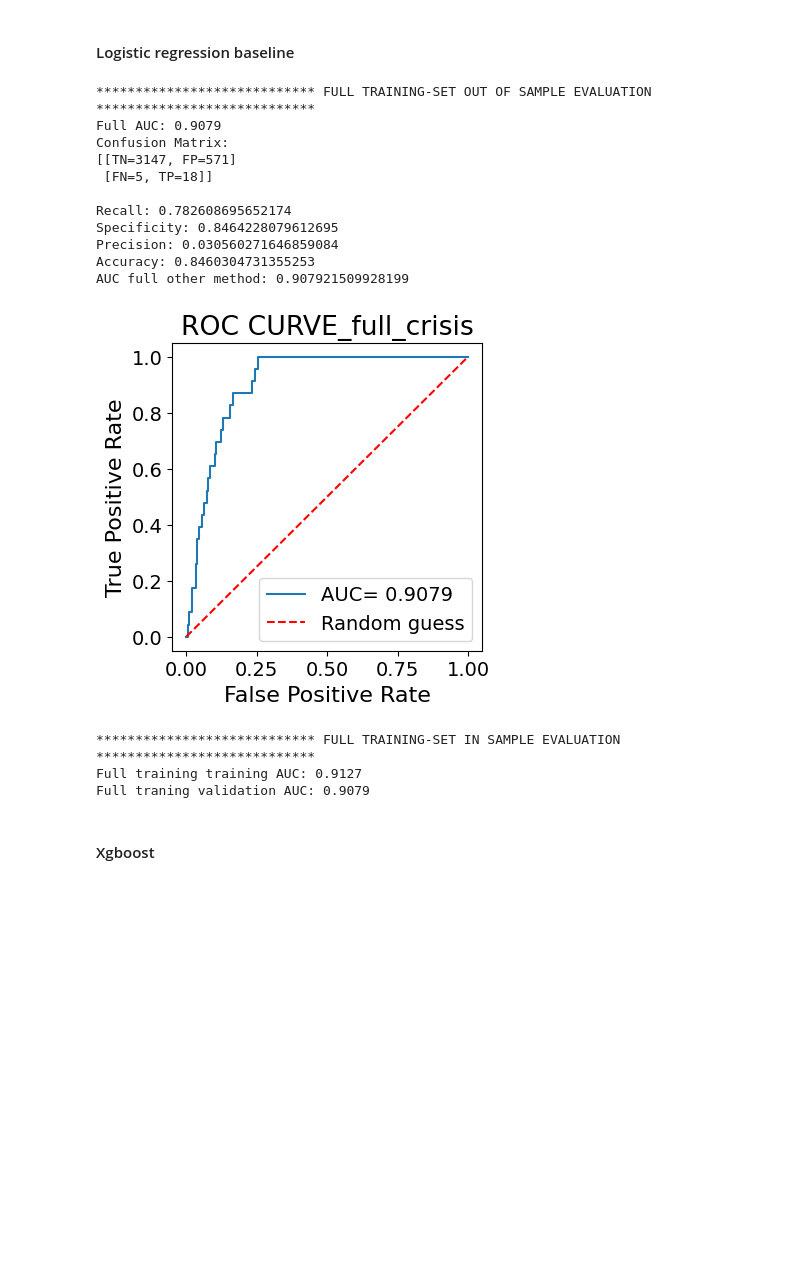
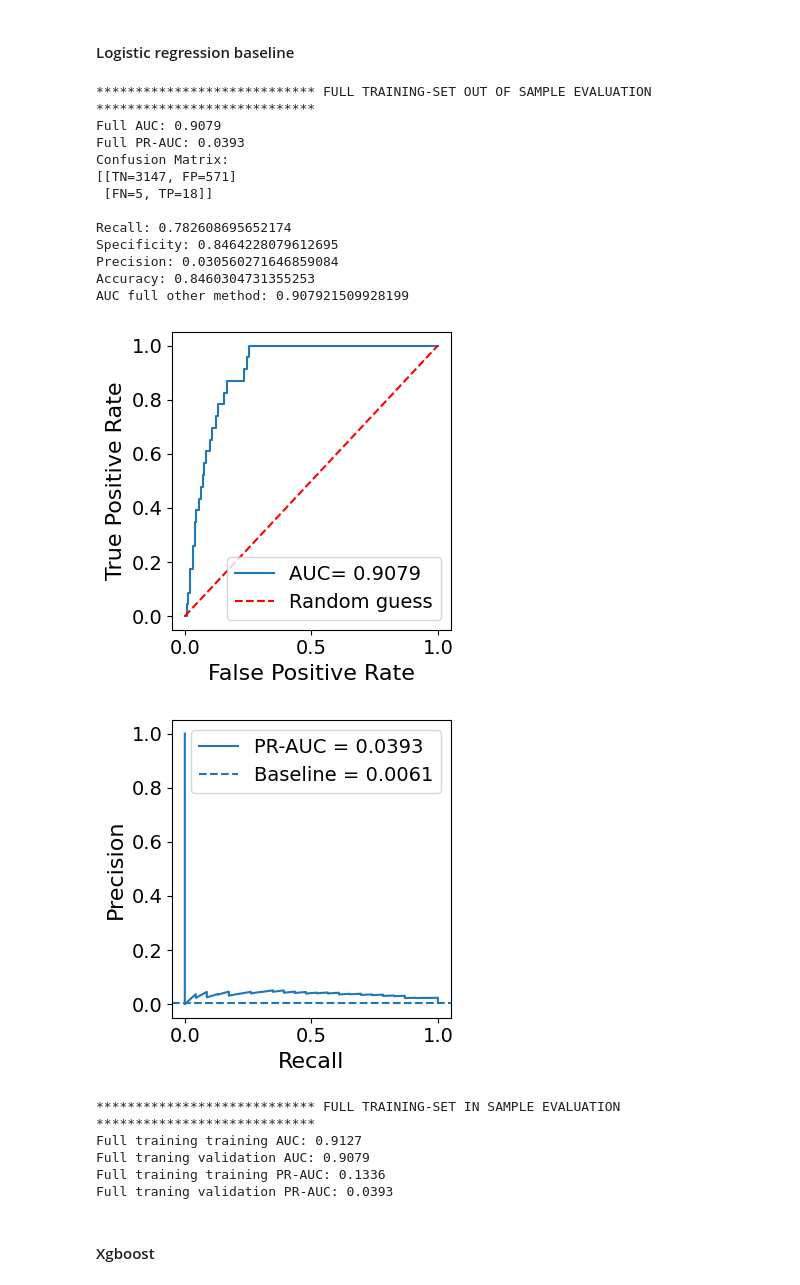
Before and after one commit to jonasstuds-gaard/master-thesis, a Jupyter notebook: Master Thesis/test.ipynb, the cells around one changed output. Cells and saved outputs as stored; diff of their text form; code cells hidden in the pictures; blank space fills up the shorter version.

```diff
--- a/Master Thesis/test.ipynb
+++ b/Master Thesis/test.ipynb
@@ -807,7 +807,7 @@ perfect_positive_pairs
 # %% [markdown]
 #### Dropping debt_revenue,  ebita_sales and operating_expense ratio
 # %%
-#df_winsorization = df_winsorization.drop(columns=["debt_to_revenue","ebitda_to_liabilities"])
+df_winsorization = df_winsorization.drop(columns=["debt_to_revenue","ebitda_to_liabilities"])
 #df_winsorization = df_winsorization.drop(columns=["operating_expense_ratio"])
 df_winsorization.info()
 
@@ -1307,8 +1805,11 @@ y_prob_full_crisis = log_reg_full_crisis.predict_proba(X_val_crisis)[:, 1]
 y_pred_full_crisis = log_reg_full_crisis.predict(X_val_crisis)
 
 auc_full_crisis = roc_auc_score(y_val_crisis, y_prob_full_crisis)
+pr_auc_full_crisis = average_precision_score(y_val_crisis, y_prob_full_crisis)
 
 print("Full AUC:", round(auc_full_crisis, 4))
+
+print("Full PR-AUC:", round(pr_auc_full_crisis, 4))
 
 #=========================================
 # # Confusion matrix
@@ -1340,38 +1841,72 @@ print("AUC full other method:", roc_auc_full_crisis)
 plt.figure(figsize=(4,4))
 plt.plot(fpr_full_crisis, tpr_full_crisis,label=f'AUC= {roc_auc_full_crisis:.4f}')
 plt.plot([0,1],[0,1], "r--", label="Random guess")
 plt.xlabel('False Positive Rate')
 plt.ylabel('True Positive Rate')
-plt.title('ROC CURVE_full_crisis')
+
 plt.legend()
-plt.tight_layout
+plt.tight_layout()
+plt.savefig("ROC_AUC_crisis.pdf")
 plt.show()
+
+#=========================================
+# Plotting Precision-Recall curve: Full validation set
+#=========================================
+
+precision_full_crisis, recall_full_crisis, threshold_pr_full_crisis = precision_recall_curve(
+    y_val_crisis,
+    y_prob_full_crisis
+)
+
+pr_auc_full_crisis = average_precision_score(y_val_crisis, y_prob_full_crisis)
+
+baseline_full_crisis = y_val_crisis.mean()
+
+plt.figure(figsize=(4, 4))
+plt.plot(recall_full_crisis, precision_full_crisis, label=f"PR-AUC = {pr_auc_full_crisis:.4f}")
+plt.axhline(y=baseline_full_crisis, linestyle="--", label=f"Baseline = {baseline_full_crisis:.4f}")
+plt.xlabel("Recall")
+plt.ylabel("Precision")
+
+plt.legend()
+plt.tight_layout()
+plt.savefig("PR_AUC_crisis.pdf")
+plt.show()
+
 
 
 print("**************************** FULL TRAINING-SET IN SAMPLE EVALUATION ****************************")
 
 
 y_prob_train_full_crisis = log_reg_full_crisis.predict_proba(X_train_crisis)[:, 1]
 
 train_auc_full_crisis = roc_auc_score(y_train_crisis, y_prob_train_full_crisis)
+train_pr_auc_full_crisis = average_precision_score(y_train_crisis, y_prob_train_full_crisis)
 
 print("Full training training AUC:", round(train_auc_full_crisis, 4))
 print("Full traning validation AUC:", round(auc_full_crisis, 4))
+
+print("Full training training PR-AUC:", round(train_pr_auc_full_crisis, 4))
+print("Full traning validation PR-AUC:", round(pr_auc_full_crisis, 4))
 # %% [output]
 **************************** FULL TRAINING-SET OUT OF SAMPLE EVALUATION ****************************
 Full AUC: 0.9079
+Full PR-AUC: 0.0393
 Confusion Matrix:
 [[TN=3147, FP=571]
  [FN=5, TP=18]]
 
 Recall: 0.782608695652174
 Specificity: 0.8464228079612695
 Precision: 0.030560271646859084
 Accuracy: 0.8460304731355253
 AUC full other method: 0.907921509928199
-[figure, old version]
+[figure, new version]
+[figure, added]
 **************************** FULL TRAINING-SET IN SAMPLE EVALUATION ****************************
 Full training training AUC: 0.9127
 Full traning validation AUC: 0.9079
+Full training training PR-AUC: 0.1336
+Full traning validation PR-AUC: 0.0393
 # %% [markdown]
 #### Xgboost
```
Also changed, not shown: parts of 35 cells of this notebook, 13 other files.
